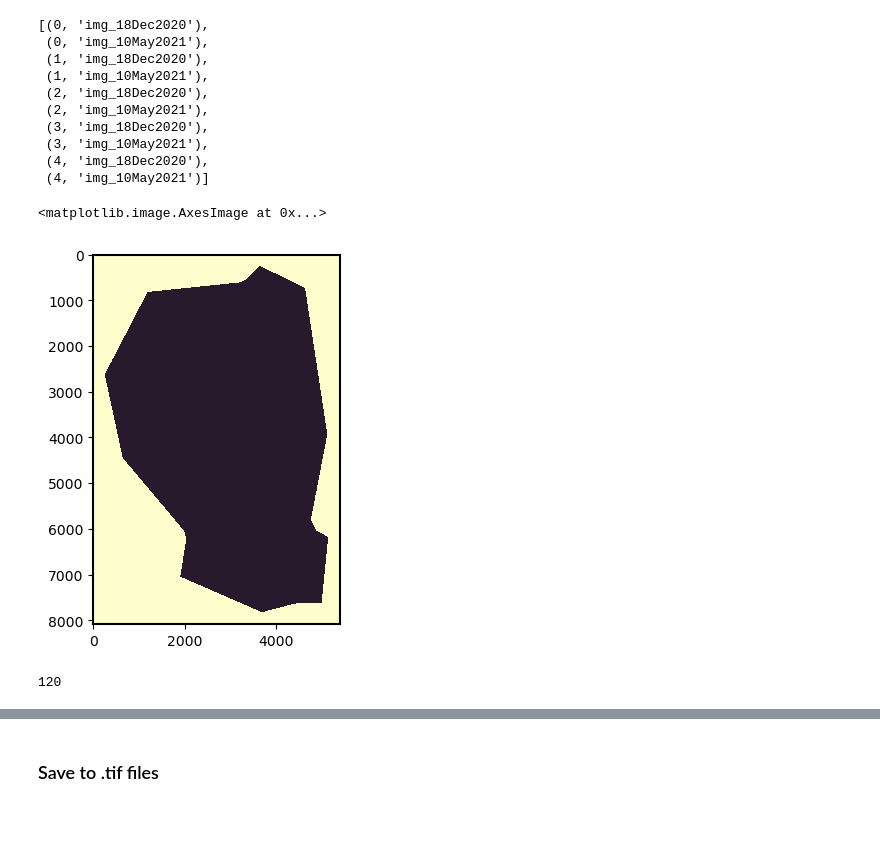
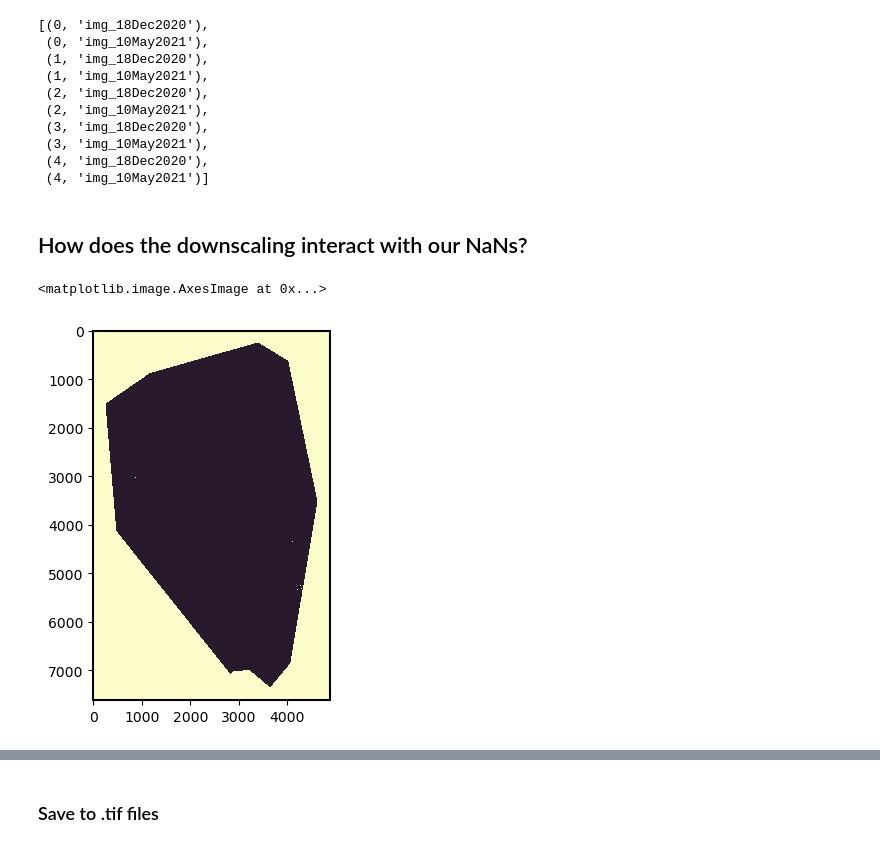
Before and after one commit to adilhasan927/notebooks, a Jupyter notebook: Producing encoder embeddings.ipynb, the cells around one changed output, grey strips where cells are left out. Saved outputs shown, nothing was run; the diff lists cells and outputs as text; code cells hidden in the pictures; blank space fills up the shorter version.

Commit message:
New visualisations

```diff
--- a/Producing encoder embeddings.ipynb
+++ b/Producing encoder embeddings.ipynb
@@ -347,3 +347,6 @@ Clipping input data to the valid range for imshow with RGB data ([0..1] for floa
 [figure]
 # %% [markdown]
 ## Can we perform various degrees of downscaling?
+# %%
+img_18Dec2020 = rearrange(rio.open('18Dec2020.tif').read(), 'c y x -> y x c')
+img_10May2021 = rearrange(rio.open('10May2021.tif').read(), 'c y x -> y x c')
@@ -426,9 +429,7 @@ img_18Dec2020[(img_18Dec2020_mask == 0).any(axis=0)] = float('nan')
-# %%
-plt.imshow(np.isnan(img_10May2021).any(axis=-1))
-# %% [output]
-<matplotlib.image.AxesImage at 0x...>
-[figure]
-# %%
-gc.collect()
-# %% [output]
-120
+# %% [markdown]
+## How does the downscaling interact with our NaNs?
+# %%
+plt.imshow(np.isnan(img_18Dec2020).any(axis=-1))
+# %% [output]
+<matplotlib.image.AxesImage at 0x...>
+[figure, added]
```
Also changed, not shown: parts of 61 cells of this notebook, 1 other file.
